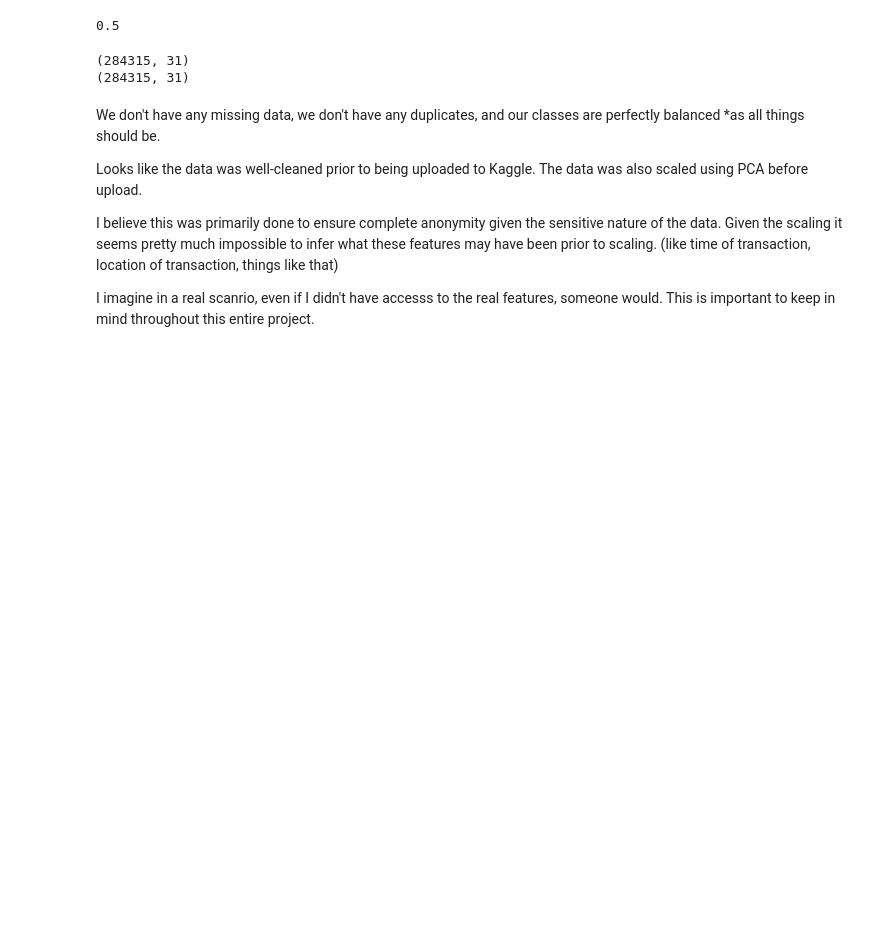
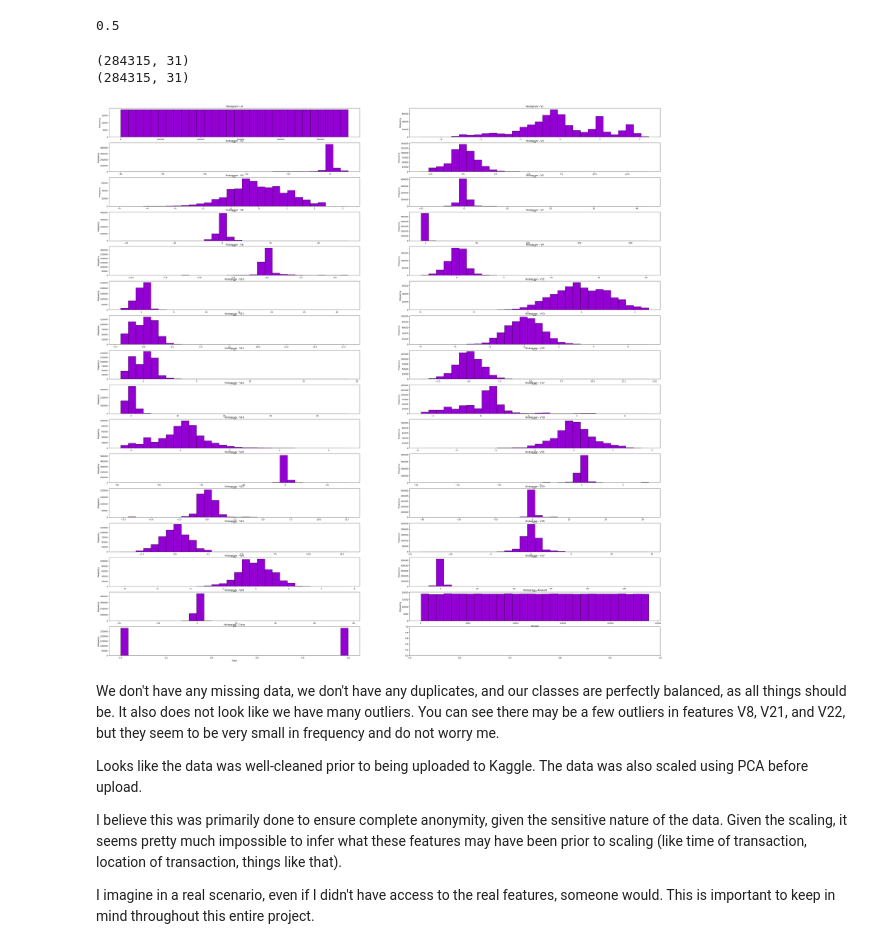
Before and after one commit to Brody-Hill/CapstoneThree, a Jupyter notebook: Notebooks/Capstone Three Data Wrangling.ipynb, the cells around one changed output. Cells and saved outputs as stored; diff of their text form; code cells hidden in the pictures; blank space fills up the shorter version.

```diff
--- a/Notebooks/Capstone Three Data Wrangling.ipynb
+++ b/Notebooks/Capstone Three Data Wrangling.ipynb
@@ -1,7 +1,7 @@
 # %%
 import pandas as pd
 # %%
-cc = pd.read_csv('Raw Data/creditcard.csv')
+cc = pd.read_csv('creditcard.csv')
 # %%
 cc.head()
 # %% [output]
@@ -83,11 +83,38 @@ print(fraud.shape)
 # %% [output]
 (284315, 31)
 (284315, 31)
+# %%
+import matplotlib.pyplot as plt
+
+def plot_histograms(dataframe, bins=30, figsize=(50, 50)):
+    ### plots histograms for every numerical feature of a dataset ###
+    num_columns = len(dataframe.columns)
+
+    num_rows = (num_columns + 1) // 2
+    num_cols = 2
+
+    fig, axes = plt.subplots(num_rows, num_cols, figsize=figsize)
+
+    axes = axes.flatten()
+
+    for i, column in enumerate(dataframe.columns):
+        ax = axes[i]
+
+        dataframe[column].plot(kind='hist', bins=bins, ax=ax, edgecolor='black', color='darkviolet')
+
+        ax.set_title(f'Histogram - {column}')
+        ax.set_xlabel(column)
+        ax.set_ylabel('Frequency')
+# %%
+plot_histograms(cc)
+plt.savefig('hist.png',bbox_inches = 'tight', pad_inches = 1)
+# %% [output]
+[figure, added]
 # %% [markdown]
-We don't have any missing data, we don't have any duplicates, and our classes are perfectly balanced *as all things should be.
+We don't have any missing data, we don't have any duplicates, and our classes are perfectly balanced, as all things should be. It also does not look like we have many outliers. You can see there may be a few outliers in features V8, V21, and V22, but they seem to be very small in frequency and do not worry me.
 
 Looks like the data was well-cleaned prior to being uploaded to Kaggle. The data was also scaled using PCA before upload.
 
-I believe this was primarily done to ensure complete anonymity given the sensitive nature of the data. Given the scaling it seems pretty much impossible to infer what these features may have been prior to scaling. (like time of transaction, location of transaction, things like that)
+I believe this was primarily done to ensure complete anonymity, given the sensitive nature of the data. Given the scaling, it seems pretty much impossible to infer what these features may have been prior to scaling (like time of transaction, location of transaction, things like that).
 
-I imagine in a real scanrio, even if I didn't have accesss to the real features, someone would. This is important to keep in mind throughout this entire project.
+I imagine in a real scenario, even if I didn't have access to the real features, someone would. This is important to keep in mind throughout this entire project.
```
